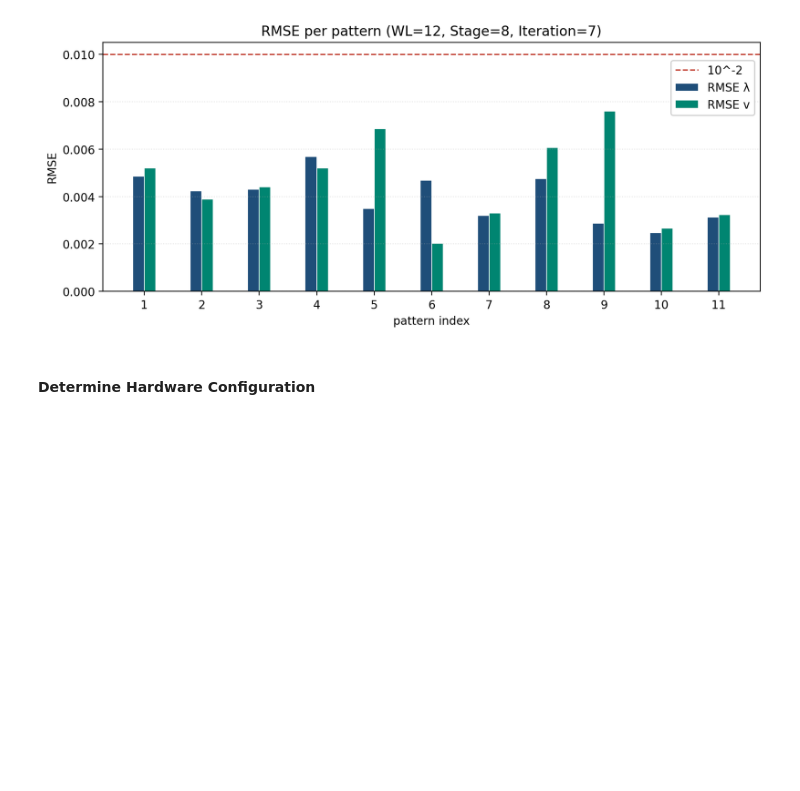
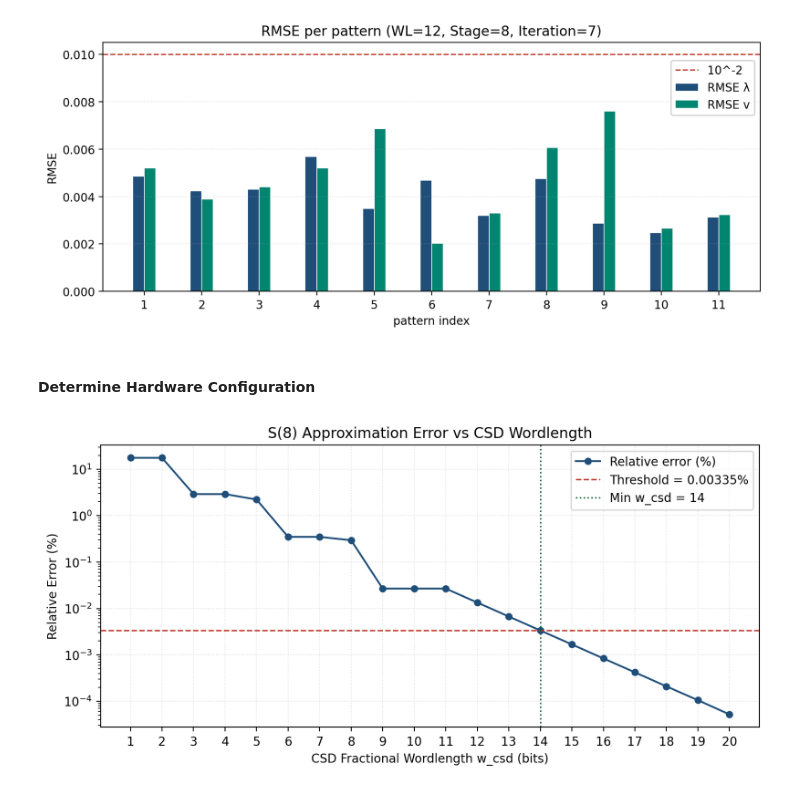
Before and after one commit to akira2963753/Eigen-Value-Decomposition, a Jupyter notebook: src/Simulation.ipynb, the cells around one changed output. Cells and saved outputs as stored; diff of their text form; code cells hidden in the pictures; blank space fills up the shorter version.

```diff
--- a/src/Simulation.ipynb
+++ b/src/Simulation.ipynb
@@ -512,3 +512,76 @@ plt.show()
 [figure]
 # %% [markdown]
 #### Determine Hardware Configuration
+# %%
+# CSD gain compensation: (1/K) approximation error vs w_csd
+REL_ERR_THRESH_PCT = 0.00335
+W_CSD_LIST = np.arange(1, 21)
+S_true = 1.0 / cordic_scaling_factor(N_STAGES)
+
+# CSD Transformation
+def to_csd(value, n_frac_bits):
+    n = int(np.round(value * 2**n_frac_bits))
+    digits = {}
+    pos = -n_frac_bits
+    while n != 0:
+        if n & 1:
+            d = -1 if (n & 3) == 3 else 1
+            digits[pos] = d
+            n -= d
+        n >>= 1
+        pos += 1
+    csd_val = sum(d * 2.0**p for p, d in digits.items())
+    return csd_val, digits
+
+# Sweep
+w_vals, rel_errs, best = [], [], None
+for w in W_CSD_LIST:
+    w = int(w)
+    s_csd, digits = to_csd(S_true, w)
+    pos = tuple(sorted(-p for p, d in digits.items() if d > 0))
+    neg = tuple(sorted(-p for p, d in digits.items() if d < 0))
+    err = abs(S_true - s_csd) / S_true * 100.0
+    w_vals.append(w)
+    rel_errs.append(err)
+    if err < REL_ERR_THRESH_PCT and best is None:
+        best = {"w": w, "pos": pos, "neg": neg, "s_csd": s_csd, "err": err}
+
+# Draw the figure
+fig, ax = plt.subplots(figsize=(8.5, 4.2))
+ax.plot(w_vals, rel_errs, "o-", color=C_RMSE_LAM, label="Relative error (%)", linewidth=1.5, markersize=5)
+ax.axhline(REL_ERR_THRESH_PCT, color=C_RMSE_THRESH, ls="--", linewidth=1.2, label=f"Threshold = {REL_ERR_THRESH_PCT:g}%")
+if best:
+    ax.axvline(best["w"], color="#005a32", ls=":", linewidth=1.2, label=f"Min w_csd = {best['w']}")
+ax.set_xlabel("CSD Fractional Wordlength w_csd (bits)")
+ax.set_ylabel("Relative Error (%)")
+ax.set_yscale("log")
+ax.set_title(f"S({N_STAGES}) Approximation Error vs CSD Wordlength")
+ax.set_xticks(w_vals)
+ax.grid(True, alpha=0.35, linestyle=":")
+ax.legend()
+plt.tight_layout()
+plt.show()
+
+if best:
+    w, pos, neg = best["w"], best["pos"], best["neg"]
+    n_fixed = int(np.round(S_true * 2**w))
+    formula = "+".join(f"2^-{s}" for s in pos) + ("-" + "-".join(f"2^-{s}" for s in neg) if neg else "")
+    print(f"=== Min CSD (w_csd={w}, rel error < {REL_ERR_THRESH_PCT:g}%) ===")
+    print(f"S_true     = {S_true:.10f}")
+    print(f"S_csd      = {best['s_csd']:.10f}")
+    print(f"Rel error  = {best['err']:.6g}%")
+    print(f"Fixed int  = {n_fixed}  (= round(S_true * 2^{w}))")
+    print(f"CSD binary = 0.{n_fixed:0{w}b}  (Q0.{w})")
+    print(f"Formula    = {formula}")
+    print(f"pos shifts = {pos}")
+    print(f"neg shifts = {neg}")
+    print(f"Adders     = {len(pos) + len(neg) - 1}")
+    print("Shift-and-add:")
+    for s in pos:
+        print(f"  + (X >> {s})")
+    for s in neg:
+        print(f"  - (X >> {s})")
+else:
+    print(f"No w_csd in [{W_CSD_LIST[0]}, {W_CSD_LIST[-1]}] achieves rel error < {REL_ERR_THRESH_PCT:g}%")
+# %% [output]
+[figure, added]
```
Also changed, not shown: parts of 1 cell of this notebook.
